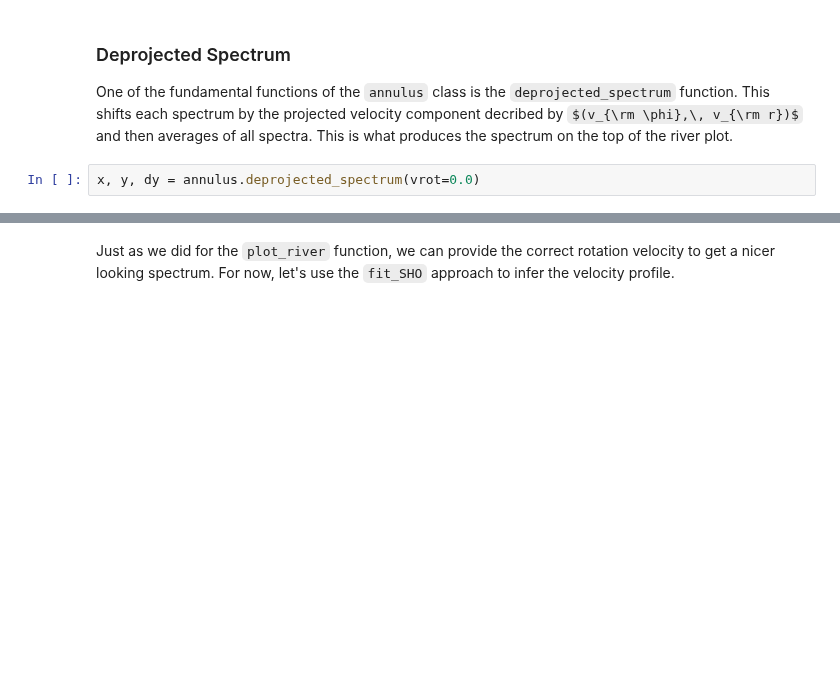
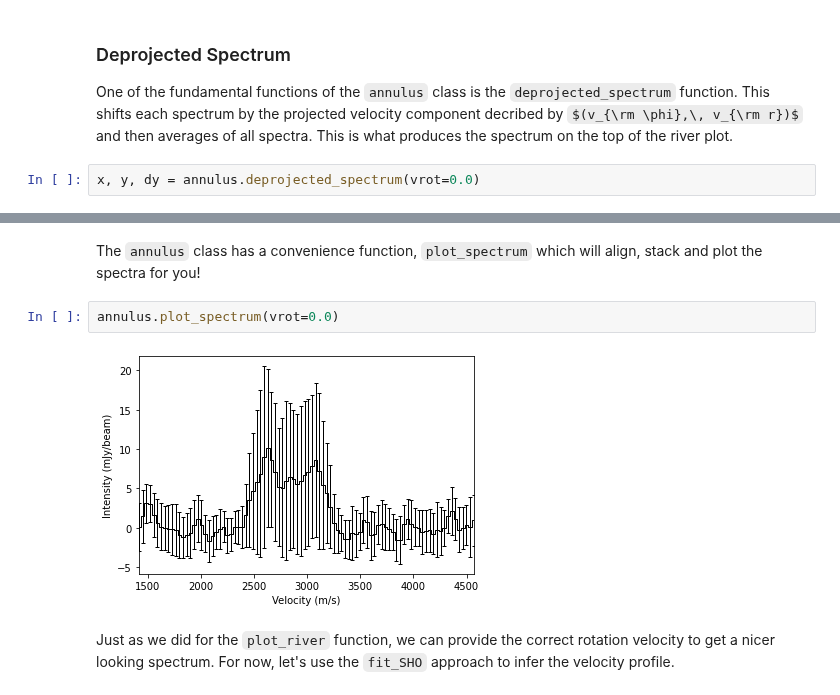
Before and after one commit to richteague/eddy, a Jupyter notebook: docs/tutorials/tutorial_4.ipynb, the cells around one changed output, grey strips where cells are left out. Drawn from its saved outputs; the diff is of its cells as text; some formulas as TeX source; blank space fills up the shorter version.

```diff
--- a/docs/tutorials/tutorial_4.ipynb
+++ b/docs/tutorials/tutorial_4.ipynb
@@ -44 +44,7 @@ ax.set_xlim(x.min(), x.max())
+# %% [markdown]
+The ``annulus`` class has a convenience function, ``plot_spectrum`` which will align, stack and plot the spectra for you!
+# %%
+annulus.plot_spectrum(vrot=0.0)
+# %% [output]
+[figure, added]
 # %% [markdown]
```
Also changed, not shown: parts of 18 cells of this notebook, 5 other files.
